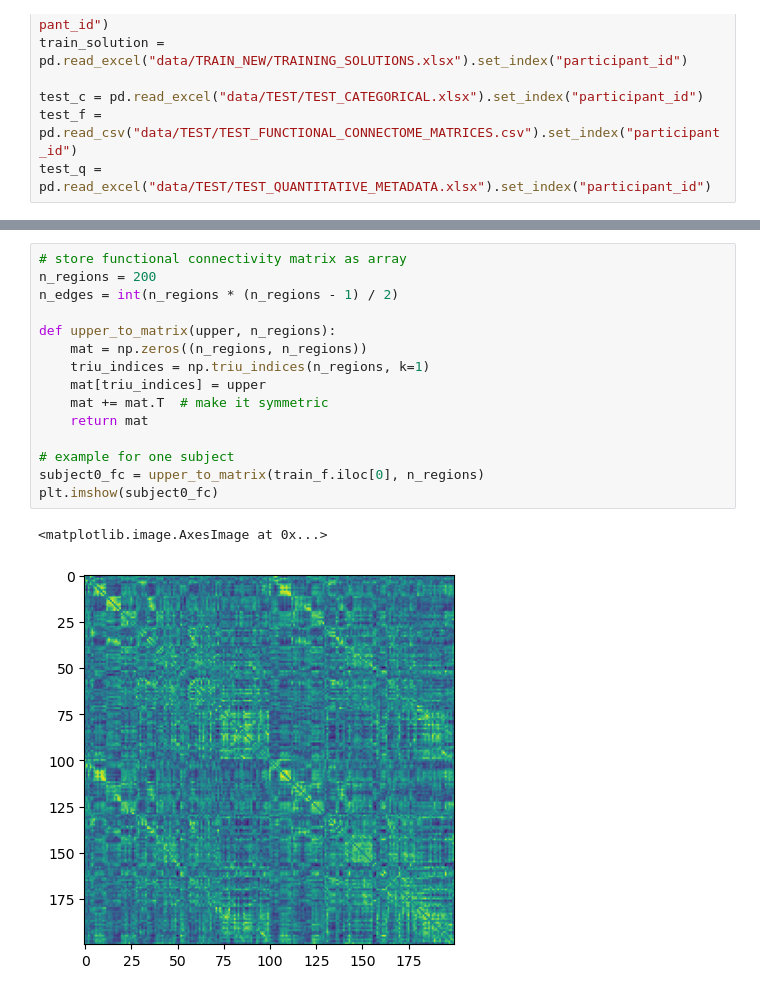
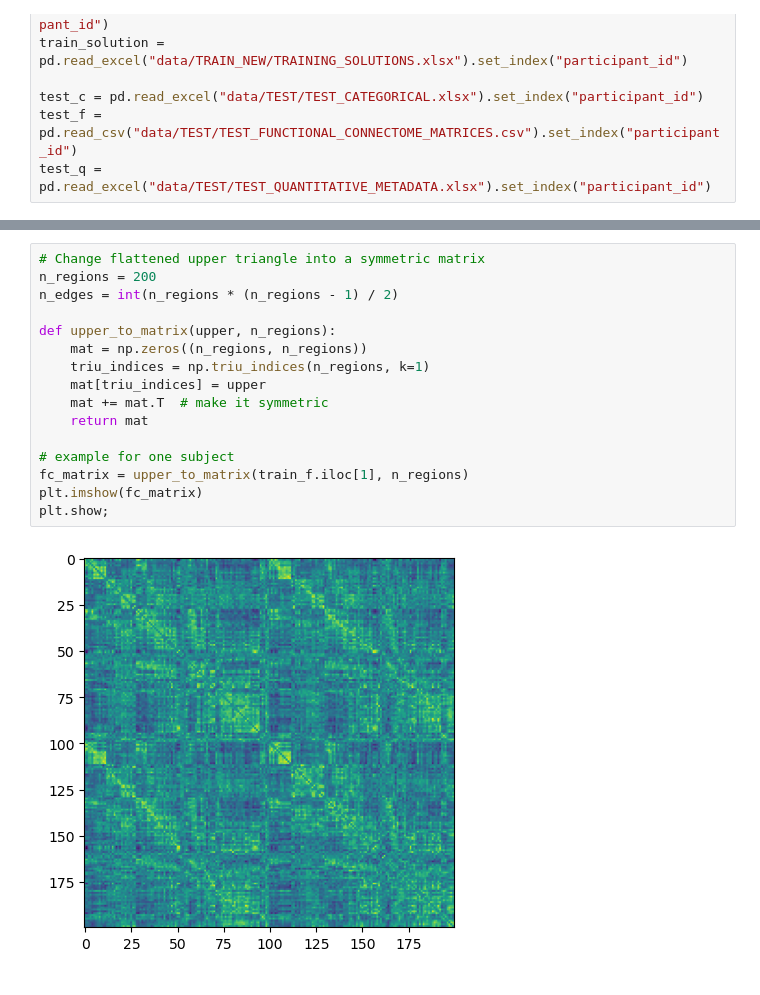
Before and after one commit to joannamialkowska/widsdatathon2025, a Jupyter notebook: main.ipynb, the cells around one changed output, grey strips where cells are left out. Saved outputs shown, nothing was run; the diff lists cells and outputs as text.

```diff
--- a/main.ipynb
+++ b/main.ipynb
@@ -43,23 +52,23 @@ train_f.head()
 | s7WzzDcmDOhF | 0.227321 | 0.613268 | 0.621447 | 0.562673 | 0.736709 | ... |
 5 rows × 19900 columns
 # %%
-# store functional connectivity matrix as array
+# Change flattened upper triangle into a symmetric matrix
 n_regions = 200
 n_edges = int(n_regions * (n_regions - 1) / 2)
 
 def upper_to_matrix(upper, n_regions):
     mat = np.zeros((n_regions, n_regions))
     triu_indices = np.triu_indices(n_regions, k=1)
     mat[triu_indices] = upper
     mat += mat.T  # make it symmetric
     return mat
 
 # example for one subject
-subject0_fc = upper_to_matrix(train_f.iloc[0], n_regions)
-plt.imshow(subject0_fc)
+fc_matrix = upper_to_matrix(train_f.iloc[1], n_regions)
+plt.imshow(fc_matrix)
+plt.show;
 # %% [output]
-<matplotlib.image.AxesImage at 0x...>
-[figure, old version]
+[figure, new version]
 # %% [markdown]
 https://pmc.ncbi.nlm.nih.gov/articles/PMC8946919/#sec2dot5-entropy-24-00390
 
```
Also changed, not shown: parts of 11 cells of this notebook.
